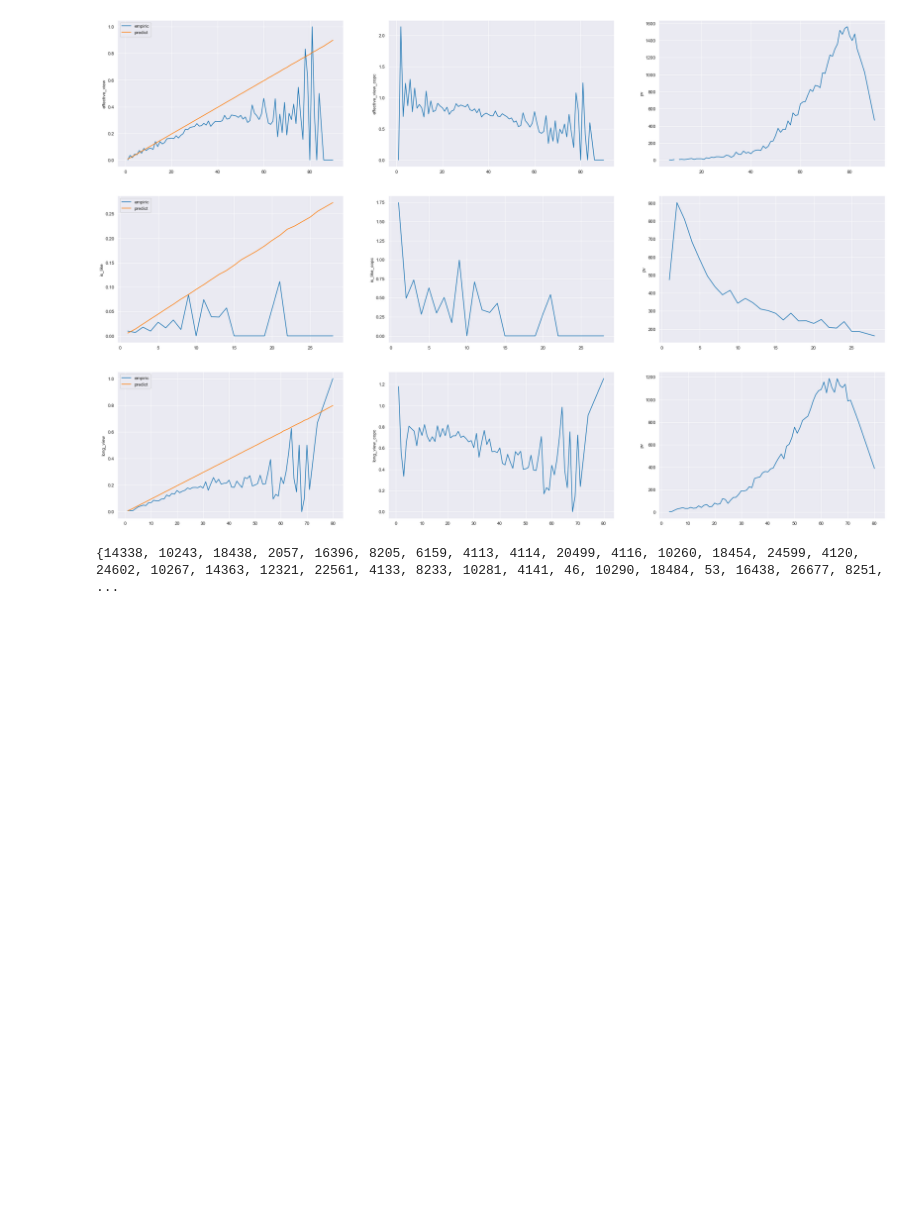
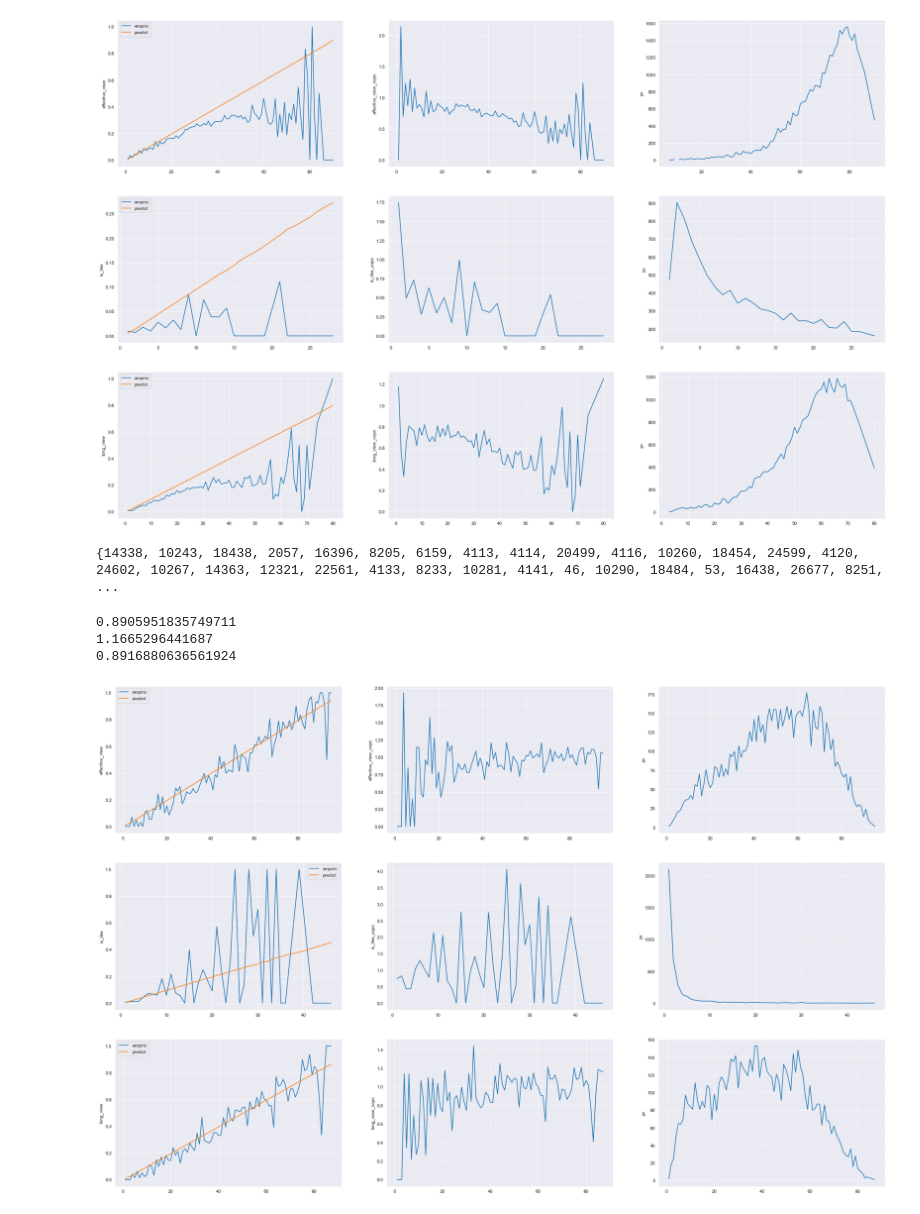
Before and after one commit to Jemma007/myThesis, a Jupyter notebook: lrtThesis/dataset/data_analyse.ipynb, the cells around one changed output. Drawn from its saved outputs; the diff is of its cells as text; code cells hidden in the pictures; blank space fills up the shorter version.

```diff
--- a/lrtThesis/dataset/data_analyse.ipynb
+++ b/lrtThesis/dataset/data_analyse.ipynb
@@ -247,17 +261,17 @@ plt.savefig('./data/figure/high_xtr_copc.png')
 # %% [output]
 [figure]
 # %%
-low_xtr_df_dict = dict()
+low_xtr_user_df = dict()
 fig = plt.figure(figsize=(30, 20))
 copc_dict = dict()
 for i, label in enumerate(labels):
-    low_xtr_df_dict[label] = val_df.loc[val_df['user_id'].isin(low_xtr_user_set[label]), ['user_id', label, 'p_'+label]]
-    low_xtr_df_dict[label]['x_label'] = np.ceil(low_xtr_df_dict[label]['p_'+label]*100)
-    low_xtr_df_dict[label]['x_label'] = low_xtr_df_dict[label]['x_label'].map(int)
-    copc_dict[label] = low_xtr_df_dict[label].groupby('x_label')[label].mean().reset_index()
+    low_xtr_user_df[label] = val_df.loc[val_df['user_id'].isin(low_xtr_user_set[label]), ['user_id', label, 'p_'+label]]
+    low_xtr_user_df[label]['x_label'] = np.ceil(low_xtr_user_df[label]['p_'+label]*100)
+    low_xtr_user_df[label]['x_label'] = low_xtr_user_df[label]['x_label'].map(int)
+    copc_dict[label] = low_xtr_user_df[label].groupby('x_label')[label].mean().reset_index()
     copc_dict[label].columns = ['x_label', 'emp_'+label]
-    copc_dict[label] = copc_dict[label].merge(low_xtr_df_dict[label].groupby('x_label')['p_'+label].mean().reset_index(), on='x_label', how='left')
-    vv = high_xtr_df_dict[label]['x_label'].value_counts().reset_index()
+    copc_dict[label] = copc_dict[label].merge(low_xtr_user_df[label].groupby('x_label')['p_'+label].mean().reset_index(), on='x_label', how='left')
+    vv = low_xtr_user_df[label]['x_label'].value_counts().reset_index()
     vv.columns = ['x_label', 'pv']
     copc_dict[label] = copc_dict[label].merge(vv, on='x_label', how='left')
     copc_dict[label]['copc'] = copc_dict[label]['emp_'+label] / copc_dict[label]['p_'+label]
@@ -273,7 +287,7 @@ for i, label in enumerate(labels):
     fig.add_subplot(len(labels), 3, 3*i+3)
     plt.plot(copc_dict[label]['x_label'], copc_dict[label]['pv'])
     plt.ylabel('pv')
-plt.savefig('./data/figure/low_xtr_copc.png')
+plt.savefig('./data/figure/low_xtr_user_copc.png')
 for i, label in enumerate(labels):
     print()
 # %% [output]
@@ -282,3 +296,38 @@ for i, label in enumerate(labels):
 print(low_xtr_user_set['is_like'])
 # %% [output]
 {14338, 10243, 18438, 2057, 16396, 8205, 6159, 4113, 4114, 20499, 4116, 10260, 18454, 24599, 4120, 24602, 10267, 14363, 12321, 22561, 4133, 8233, 10281, 4141, 46, 10290, 18484, 53, 16438, 26677, 8251, ...
+# %%
+high_xtr_item_df = dict()
+fig = plt.figure(figsize=(30, 20))
+copc_dict = dict()
+for i, label in enumerate(labels):
+    high_xtr_item_df[label] = val_df.loc[val_df['user_id'].isin(high_xtr_item_set[label]), ['user_id', label, 'p_'+label]]
+    high_xtr_item_df[label]['x_label'] = np.ceil(high_xtr_item_df[label]['p_'+label]*100)
+    high_xtr_item_df[label]['x_label'] = high_xtr_item_df[label]['x_label'].map(int)
+    copc_dict[label] = high_xtr_item_df[label].groupby('x_label')[label].mean().reset_index()
+    copc_dict[label].columns = ['x_label', 'emp_'+label]
+    copc_dict[label] = copc_dict[label].merge(high_xtr_item_df[label].groupby('x_label')['p_'+label].mean().reset_index(), on='x_label', how='left')
+    vv = high_xtr_item_df[label]['x_label'].value_counts().reset_index()
+    vv.columns = ['x_label', 'pv']
+    copc_dict[label] = copc_dict[label].merge(vv, on='x_label', how='left')
+    copc_dict[label]['copc'] = copc_dict[label]['emp_'+label] / copc_dict[label]['p_'+label]
+    # print(copc_dict[label])
+    copc_dict[label] = copc_dict[label].sort_values('p_'+label)
+    fig.add_subplot(len(labels), 3, 3*i+1)
+    plt.plot(copc_dict[label]['x_label'], copc_dict[label]['emp_'+label], label='empiric')
+    plt.plot(copc_dict[label]['x_label'], copc_dict[label]['p_'+label], label='predict')
+    plt.ylabel(label)
+    plt.legend()
+    fig.add_subplot(len(labels), 3, 3*i+2)
+    plt.plot(copc_dict[label]['x_label'], copc_dict[label]['copc'])
+    plt.ylabel(label+'_copc')
+    fig.add_subplot(len(labels), 3, 3*i+3)
+    plt.plot(copc_dict[label]['x_label'], copc_dict[label]['pv'])
+    plt.ylabel('pv')
+    print(copc_dict[label]['copc'].mean())
+plt.savefig('./data/figure/high_xtr_item_copc.png')
+# %% [output]
+0.8905951835749711
+1.1665296441687
+0.8916880636561924
+[figure, added]
```
Also changed, not shown: parts of 5 cells of this notebook, 3 other files.
